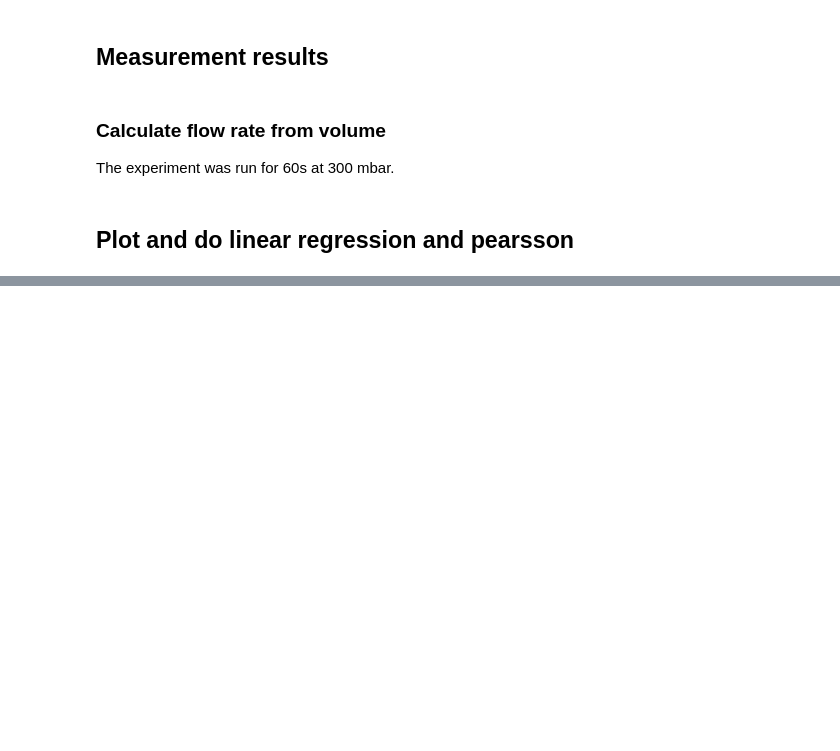
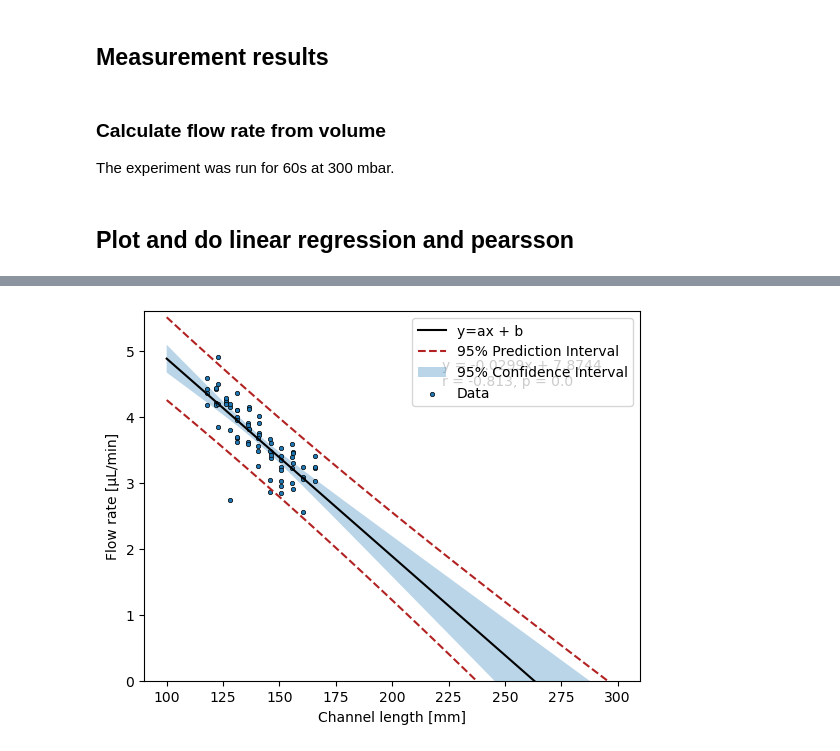
Before and after one commit to jwrth/xDBiT_toolbox, a Jupyter notebook: publication/notebooks/SpatialMouse_10_channel_flow.ipynb, the cells around one changed output, grey strips where cells are left out. Cells and saved outputs as stored; diff of their text form; code cells hidden in the pictures; blank space fills up the shorter version.

Commit message:
add prediction

```diff
--- a/publication/notebooks/SpatialMouse_10_channel_flow.ipynb
+++ b/publication/notebooks/SpatialMouse_10_channel_flow.ipynb
@@ -100,0 +117,83 @@ plt.show()
+# %%
+fig, ax = plt.subplots(1,1)
+
+# sns.regplot(data=results,
+#             x="length",
+#             y="flow rate",
+#             line_kws={"color": "k"},
+#             ax=ax)
+
+
+# do linear regression
+x = results["length"].values
+X = sm.add_constant(x)
+
+y = results["flow rate"].values
+olsmod = sm.OLS(endog=y, exog=X)
+olsres = olsmod.fit()
+
+# predict values
+ypred = olsres.predict(X)
+
+# convert to pandas dataframe
+summary = olsres.summary()
+results_as_html = summary.tables[1].as_html()
+params = pd.read_html(results_as_html, header=0, index_col=0)[0]
+
+# get parameters
+slope = params.loc["x1", "coef"]
+intercept = params.loc["const", "coef"]
+
+# calc pearson r
+r, p = stats.pearsonr(x=x, y=y)
+
+# add annotation of equation and R²
+ax.annotate(
+    "y = {}x + {}\nr = {}, p = {}".format(
+    round(slope, 5),
+    round(intercept, 5),
+    round(r, 3),
+    round(p, 3)
+    ),
+            xy=(0.6,0.8),
+            xycoords='axes fraction')
+
+# out of sample prediction
+xnew = np.linspace(100, 300, 100)
+Xnew = sm.add_constant(xnew)
+#ynew = olsres.predict(Xnew) # predict out of sample
+
+# get out of sample prediction results with statistics
+predsum = olsres.get_prediction(Xnew).summary_frame(alpha=0.05)
+ynew = predsum["mean"].values
+ci_lower = predsum["mean_ci_lower"]
+ci_upper = predsum["mean_ci_upper"]
+predci_lower = predsum["obs_ci_lower"]
+predci_upper = predsum["obs_ci_upper"]
+
+ax.plot(xnew, ynew, c='k', label="y=ax + b")
+ax.plot(xnew, predci_lower, linestyle='dashed', c='firebrick',
+        label="95% Prediction Interval"
+       )
+ax.plot(xnew, predci_upper, linestyle='dashed', c='firebrick')
+ax.fill_between(xnew, ci_lower, ci_upper, alpha=0.3,
+                label="95% Confidence Interval"
+               )
+ax.scatter(x, y, c='C0', edgecolors='k', linewidth=0.5, s=10, label="Data")
+
+# set axis limits
+#ax.set_xlim(120, 170)
+ax.set_ylim(0, 5.6)
+
+# set axis labels
+ax.set_xlabel("Channel length [mm]")
+ax.set_ylabel("Flow rate [µL/min]")
+
+ax.legend()
+
+plt.savefig("figures/lineplot_flowrate_prediction.pdf")
+plt.savefig("figures/lineplot_flowrate_prediction.png")
+
+plt.show()
+# %% [output]
+[figure, added]
```
Also changed, not shown: parts of 6 cells of this notebook.
